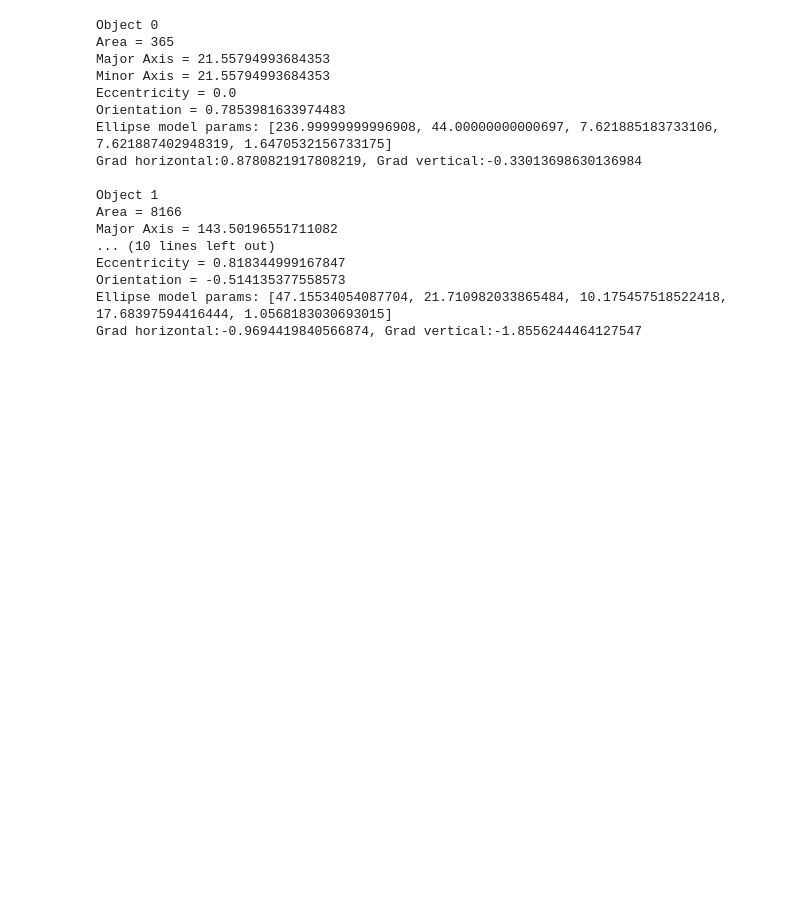
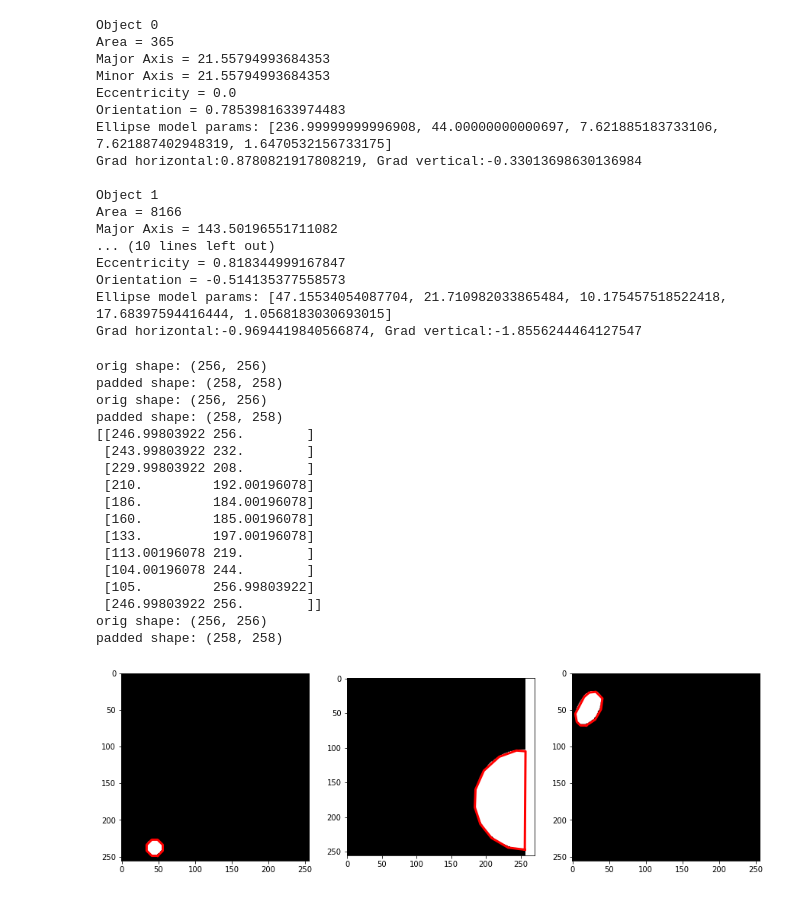
Before and after one commit to developmentseed/divdet, a Jupyter notebook: divdet/inference/crater_attributes.ipynb, the cells around one changed output. Drawn from its saved outputs; the diff is of its cells as text; code cells hidden in the pictures; blank space fills up the shorter version.

```diff
--- a/divdet/inference/crater_attributes.ipynb
+++ b/divdet/inference/crater_attributes.ipynb
@@ -83,6 +84,24 @@ def calculate_grad(image, good_inds):
 
     print(f'Grad horizontal:{mean_h}, Grad vertical:{mean_v}')
     return mean_h, mean_v
+
+
+def calculate_wkt_border(binary_label_img, contour_tol=2.5, pad=1):
+    """Pull out the polygon representation of the crater border."""
+
+    # TODO: apply and remove padding properly; add test
+    print(f'orig shape: {binary_label_img.shape}')
+    padded_image = np.pad(binary_label_img, pad_width=1, mode='constant')
+    print(f'padded shape: {padded_image.shape}')
+
+    contours = find_contours(padded_image, 0.5)
+    if len(contours) > 1:
+        warnings.warn(f'Found {len(contours)} contour objects. Expected 1.')
+
+    coords = approximate_polygon(contours[0], tolerance=contour_tol)
+    closed = coords[0] == coords[-1]
+
+    return coords, closed
 # %%
 # Get some values from first crater
 for li, binary_label_img in enumerate(label_objects):
@@ -107,3 +126,35 @@ Eccentricity = 0.818344999167847
 Orientation = -0.514135377558573
 Ellipse model params: [47.15534054087704, 21.710982033865484, 10.175457518522418, 17.68397594416444, 1.0568183030693015]
 Grad horizontal:-0.9694419840566874, Grad vertical:-1.8556244464127547
+# %%
+import matplotlib.pyplot as plt
+
+fig, axes = plt.subplots(ncols=3, figsize=(15, 7))
+plt.gray()
+
+for ii, ax in enumerate(axes):
+    ax.imshow(annot_images[ii])
+    contour, closed = calculate_wkt_border(annot_images[ii])
+
+    ax.plot(contour[:, 1], contour[:, 0], '-r', linewidth=3)
+    if ii == 1:
+        print(contour)
+# %% [output]
+orig shape: (256, 256)
+padded shape: (258, 258)
+orig shape: (256, 256)
+padded shape: (258, 258)
+[[246.99803922 256.        ]
+ [243.99803922 232.        ]
+ [229.99803922 208.        ]
+ [210.         192.00196078]
+ [186.         184.00196078]
+ [160.         185.00196078]
+ [133.         197.00196078]
+ [113.00196078 219.        ]
+ [104.00196078 244.        ]
+ [105.         256.99803922]
+ [246.99803922 256.        ]]
+orig shape: (256, 256)
+padded shape: (258, 258)
+[figure, added]
```
Also changed, not shown: parts of 1 cell of this notebook, 1 other file.
